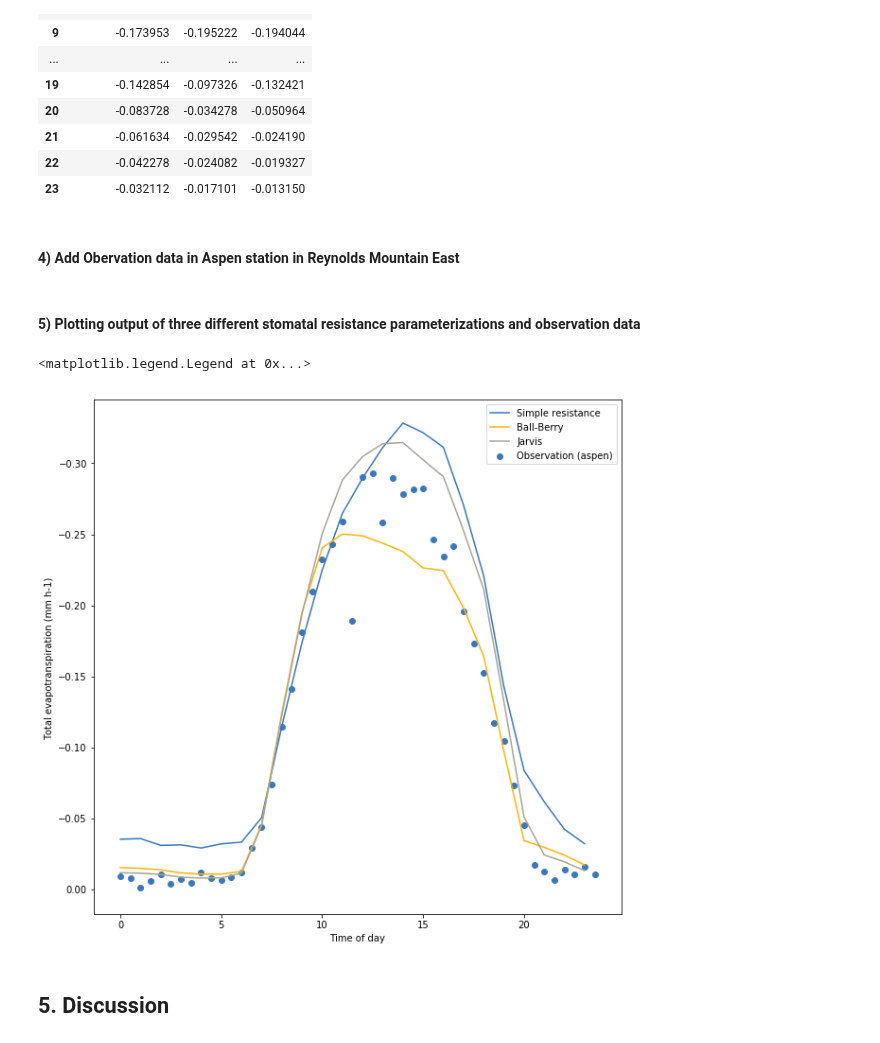
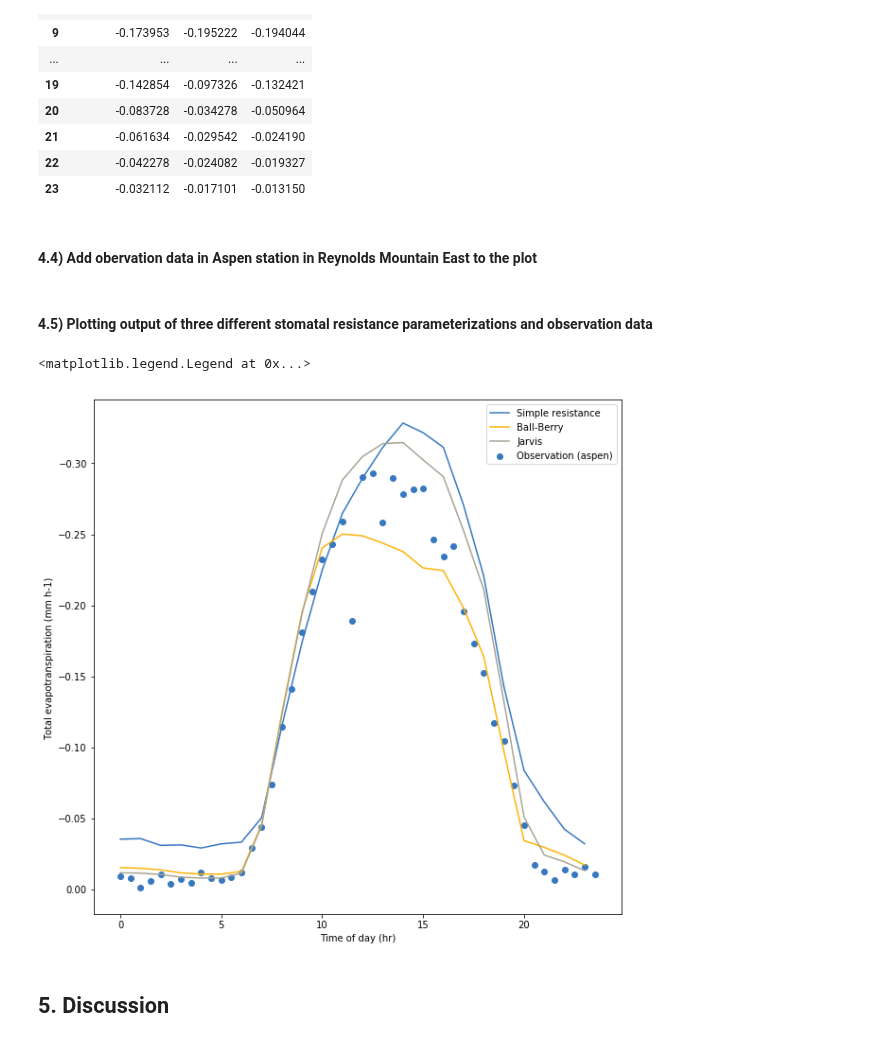
Before and after one commit to UW-Hydro/pysumma, a Jupyter notebook: pySUMMA_Demo_Example_Hydroshare_Call.ipynb, the cells around one changed output. Saved outputs shown, nothing was run; the diff lists cells and outputs as text; code cells hidden in the pictures.

```diff
--- a/pySUMMA_Demo_Example_Hydroshare_Call.ipynb
+++ b/pySUMMA_Demo_Example_Hydroshare_Call.ipynb
@@ -190,7 +179,7 @@ ET_Combine
 | 22 | -0.042278 | -0.024082 | -0.019327 |
 | 23 | -0.032112 | -0.017101 | -0.013150 |
 # %% [markdown]
-#### 4) Add Obervation data in Aspen station in Reynolds Mountain East
+#### 4.4) Add obervation data in Aspen station in Reynolds Mountain East to the plot
 # %%
 # create pySUMMA Plotting Object
 Val_eddyFlux = Plotting('../summaTestCases_2.x/testCases_data/validationData/ReynoldsCreek_eddyFlux.nc')
@@ -214,21 +203,21 @@ df_gp_hr.reset_index(inplace=True)
 # add hour and minute columns for plotting
 xvals = df_gp_hr.reset_index()['level_0'] + df_gp_hr.reset_index()['level_1']/60.
 # %% [markdown]
-#### 5) Plotting output of three different stomatal resistance parameterizations and observation data
+#### 4.5) Plotting output of three different stomatal resistance parameterizations and observation data
 # %%
 # create plot with three different stomatal resistance parameterizations
 ET_Combine_Graph = ET_Combine.plot()
 # invert y axis
 ET_Combine_Graph.invert_yaxis()
 # plot scatter with x='xvals', y='Observation (aspen)'
 ET_Combine_Graph.scatter(xvals, df_gp_hr['Observation (aspen)'])
 # add x, y label
-ET_Combine_Graph.set(xlabel='Time of day', ylabel='Total evapotranspiration (mm h-1) ')
+ET_Combine_Graph.set(xlabel='Time of day (hr)', ylabel='Total evapotranspiration (mm h-1) ')
 # show up the legend
 ET_Combine_Graph.legend()
 # %% [output]
 <matplotlib.legend.Legend at 0x...>
-[figure, old version]
+[figure, new version]
 # %% [markdown]
 ## 5. Discussion
 # %% [markdown]
```
Also changed, not shown: parts of 45 cells of this notebook.
